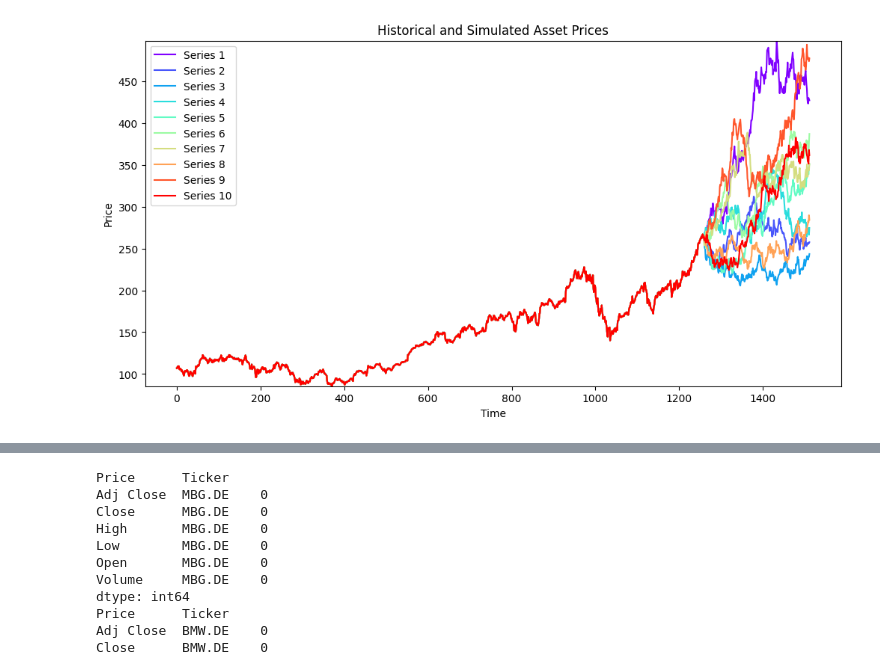
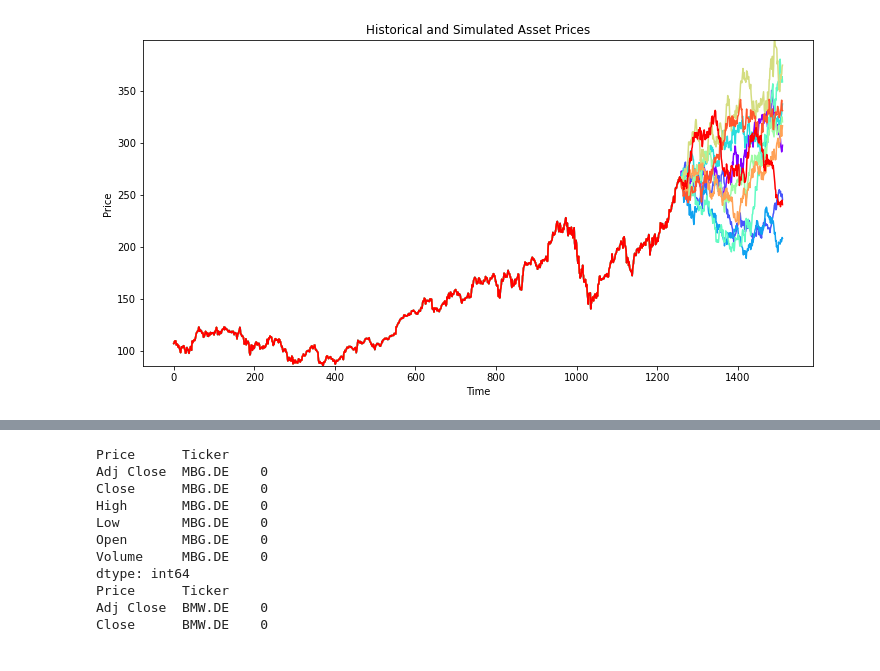
Before and after one commit to tengyaolong2000/simtech, a Jupyter notebook: sim_tech_finance.ipynb, the cells around one changed output, grey strips where cells are left out. Drawn from its saved outputs; the diff is of its cells as text; code cells hidden in the pictures.

```diff
--- a/sim_tech_finance.ipynb
+++ b/sim_tech_finance.ipynb
@@ -7,9 +7,7 @@ import numpy as np
 import matplotlib.pyplot as plt
 from scipy.stats import multivariate_normal
 # %%
-import numpy as np
-import pandas as pd
-import matplotlib.pyplot as plt
+
 
 def Visualize(S):
     """
@@ -28,7 +26,7 @@ def Visualize(S):
     plt.xlabel('Time')
     plt.ylabel('Price')
     plt.title('Historical and Simulated Asset Prices')
-    plt.legend()
+    #plt.legend()
     plt.show()
 
 # Read data
@@ -64,36 +62,37 @@ def SimMultiGBMexact(S0, v, Sigma, Deltat, T):
     S[:, 0] = S0
     Z = np.random.multivariate_normal(v * Deltat, Sigma * Deltat, m)
 
+
     for j in range(1, m + 1):
         S[:, j] = S[:, j - 1] * np.exp(Z[j - 1, :])
     return S
 
 # Simulation parameters
 Nsim = 10
 T = 1
 dt = 1/252
 m = int(T / dt)
 S0 = AAAprices[-1, :]  # Last observed prices
 
 # Initialize matrices to store simulated paths
 S1 = np.zeros((Nsim, m + 1))
 S2 = np.zeros((Nsim, m + 1))
 S3 = np.zeros((Nsim, m + 1))
 
 #np.random.seed(4518)  # Set seed for reproducibility
 
 # Simulate paths
 for i in range(Nsim):
     S = SimMultiGBMexact(S0, v, Sigma, dt, T)
     S1[i, :] = S[0, :]
     S2[i, :] = S[1, :]
     S3[i, :] = S[2, :]
 
 # Combine historical and simulated data for the first asset
 HistS1 = np.tile(AAAprices[:, 0], (Nsim, 1))
 wholeS1 = np.hstack((HistS1, S1))
 
 # Visualize the paths
 Visualize(wholeS1)
 # %% [output]
-[figure, old version]
+[figure, new version]
```
Also changed, not shown: parts of 37 cells of this notebook.
